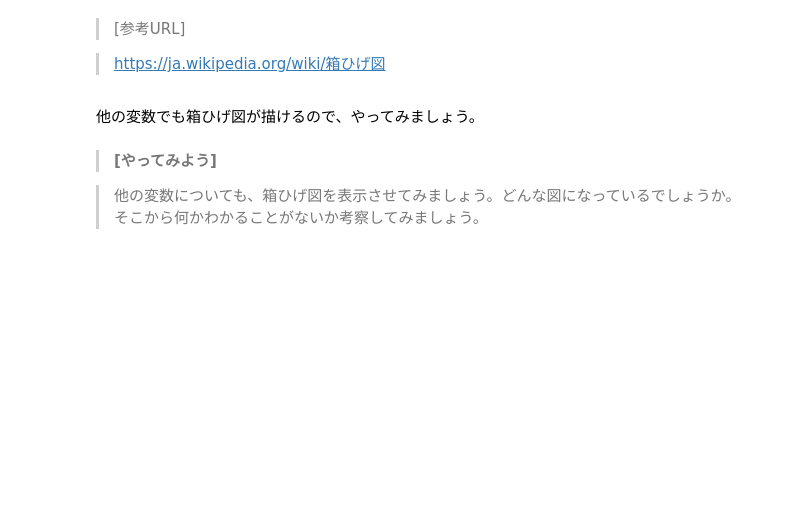
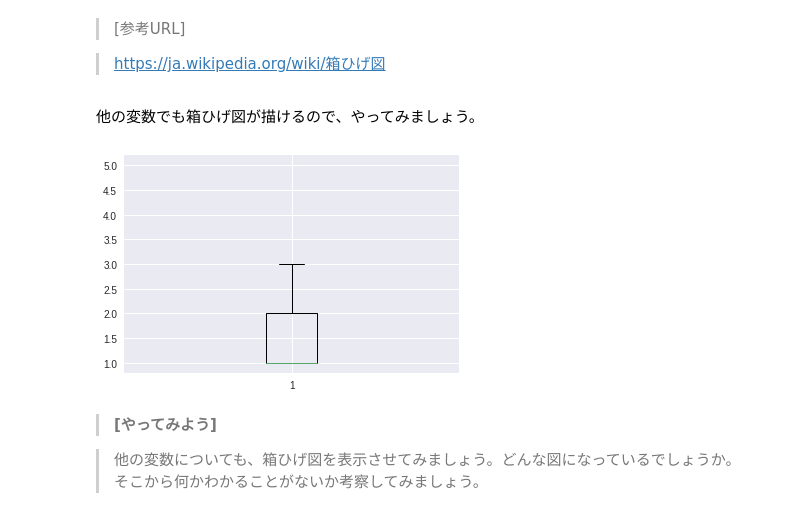
Before and after one commit to modeverv/01_byosoku_deeplearning, a Jupyter notebook: Chapter3_ver2.ipynb, the cells around one changed output. Cells and saved outputs as stored; diff of their text form; code cells hidden in the pictures; blank space fills up the shorter version.

```diff
--- a/Chapter3_ver2.ipynb
+++ b/Chapter3_ver2.ipynb
@@ -376,6 +364,11 @@ plt.grid(True)
 >https://ja.wikipedia.org/wiki/箱ひげ図
 # %% [markdown]
 他の変数でも箱ひげ図が描けるので、やってみましょう。
+# %%
+plt.boxplot(student_data_math.Dalc)
+plt.grid(True)
+# %% [output]
+[figure, added]
 # %% [markdown]
 >**[やってみよう]**
 
```
Also changed, not shown: parts of 31 cells of this notebook.
